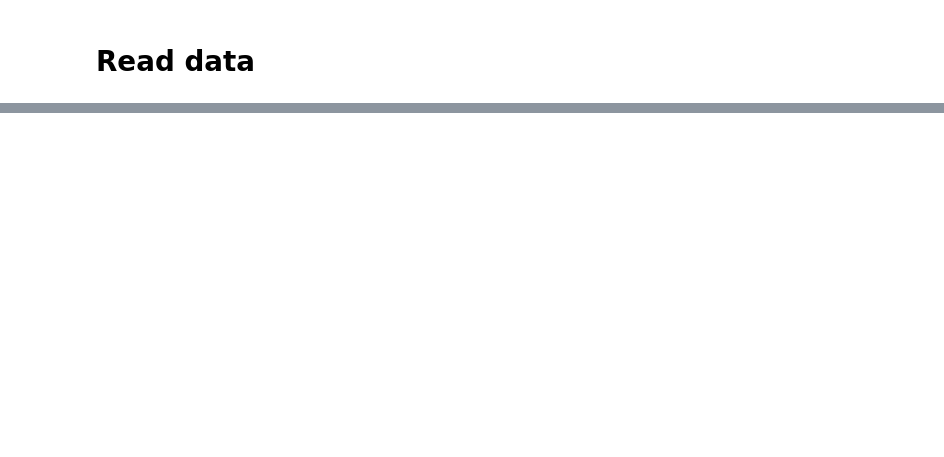
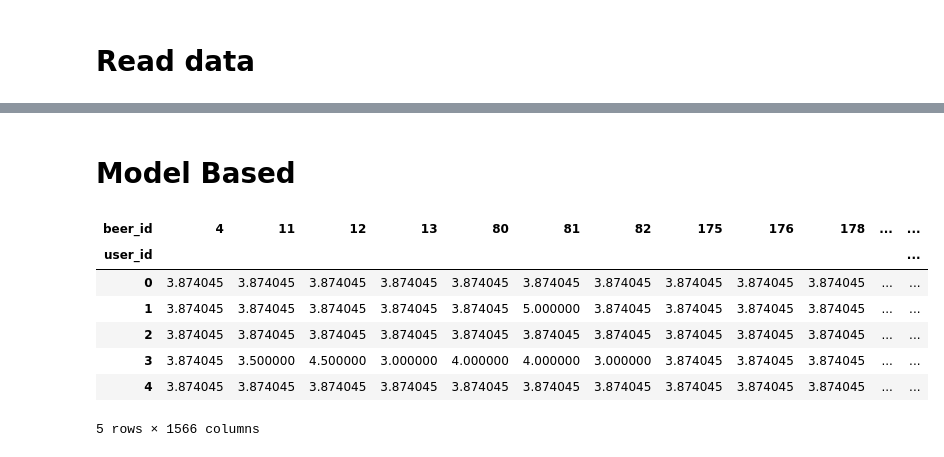
Before and after one commit to geo-chalk/Msc-Data-Science-AUEB, a Jupyter notebook: Recommender_Systems/Project_1/project_1.ipynb, the cells around one changed output, grey strips where cells are left out. Cells and saved outputs as stored; diff of their text form; code cells hidden in the pictures; blank space fills up the shorter version.

```diff
--- a/Recommender_Systems/Project_1/project_1.ipynb
+++ b/Recommender_Systems/Project_1/project_1.ipynb
@@ -30,3 +28,5 @@ from utils.Loggers import BaseLogger
+# %%
+BaseLogger.level = INFO
 # %% [markdown]
 # Read data
 # %%
@@ -641,0 +187,4 @@ from users who tend to like what you like:
+# %%
+file_path: str = "beer_reviews.csv"
+reader = ReviewReader(file_path=file_path, subset=0.1)
+reviews: pd.DataFrame = reader.read_reviews()
@@ -641,0 +285,13 @@ from users who tend to like what you like:
+# %%
+import tomotopy as tp
+
+# discretize ratings
+reviews["rating"] = reviews.apply(lambda x: Esim.discretize_rating(x["review_overall"]), axis=1)
+
+reivews_user = reviews[["user_id", "beer_id", "rating"]].groupby('user_id').apply(lambda x: list(x['beer_id'].str.cat(x['rating'])))
+
+print("Number of users:", reivews_user.shape[0])
+reivews_user.head()
+
+docs: dict = dict(zip(reivews_user.index, reivews_user.values))
+BaseLogger().logger.info("Docs created.")
@@ -641,0 +371,15 @@ from users who tend to like what you like:
+# %% [markdown]
+# Model Based
+# %%
+# convert the ratings frame to a user X movies matrix
+ratings_matrix = reviews.sort_values(by=["user_id", "beer_id"])[["user_id", "beer_id", "review_overall"]].drop_duplicates().pivot_table(index = 'user_id', columns ='beer_id', values = 'review_overall').fillna(reviews.review_overall.mean())
+ratings_matrix.head()
+# %% [output]
+| beer_id | 4 | 11 | 12 | 13 | 80 | 81 | 82 | 175 | 176 | 178 | ... | ... |
+| user_id |  |  |  |  |  |  |  |  |  |  |  | ... |
+| 0 | 3.874045 | 3.874045 | 3.874045 | 3.874045 | 3.874045 | 3.874045 | 3.874045 | 3.874045 | 3.874045 | 3.874045 | ... | ... |
+| 1 | 3.874045 | 3.874045 | 3.874045 | 3.874045 | 3.874045 | 5.000000 | 3.874045 | 3.874045 | 3.874045 | 3.874045 | ... | ... |
+| 2 | 3.874045 | 3.874045 | 3.874045 | 3.874045 | 3.874045 | 3.874045 | 3.874045 | 3.874045 | 3.874045 | 3.874045 | ... | ... |
+| 3 | 3.874045 | 3.500000 | 4.500000 | 3.000000 | 4.000000 | 4.000000 | 3.000000 | 3.874045 | 3.874045 | 3.874045 | ... | ... |
+| 4 | 3.874045 | 3.874045 | 3.874045 | 3.874045 | 3.874045 | 3.874045 | 3.874045 | 3.874045 | 3.874045 | 3.874045 | ... | ... |
+5 rows × 1566 columns
```
Also changed, not shown: parts of 57 cells of this notebook, 4 other files.
